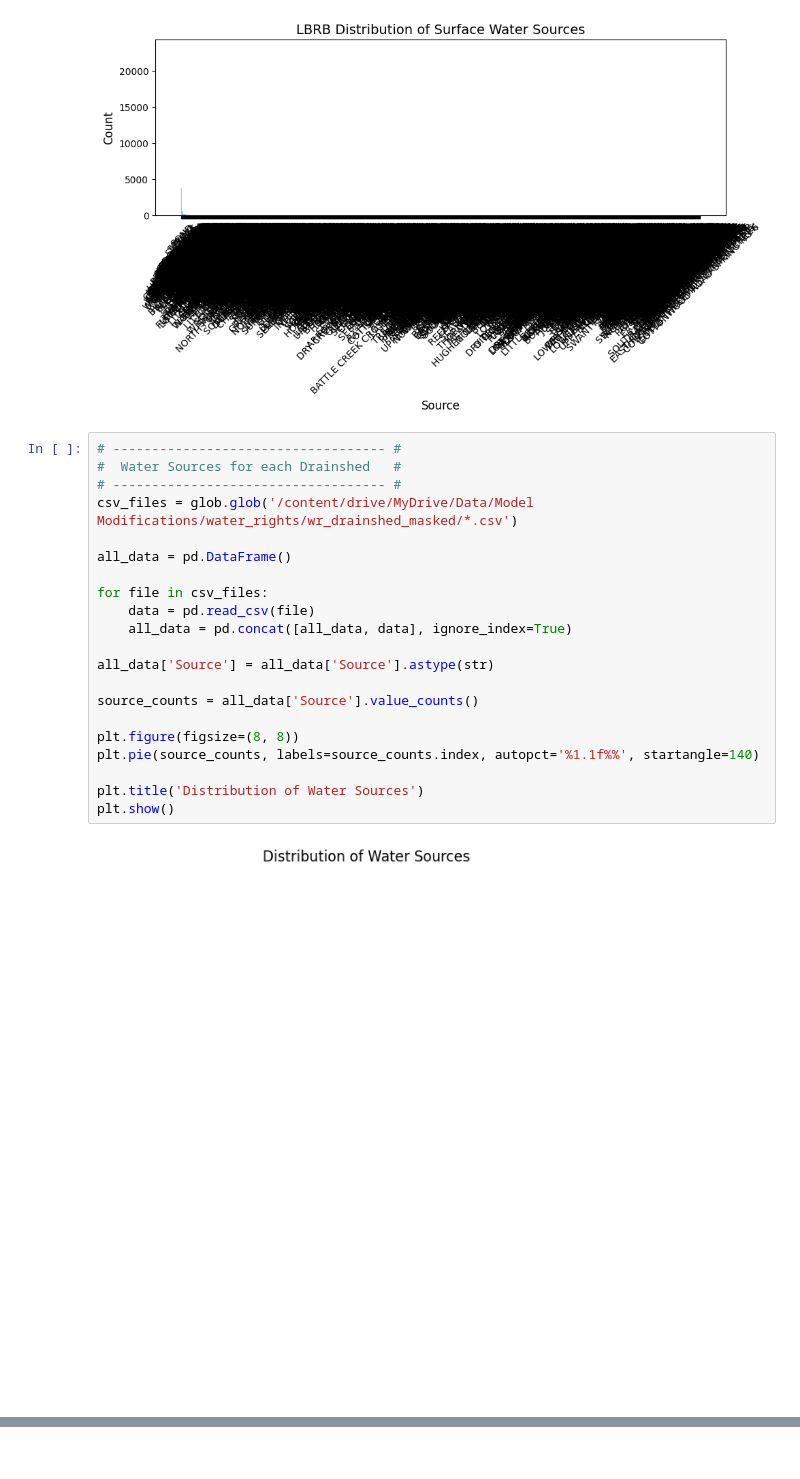
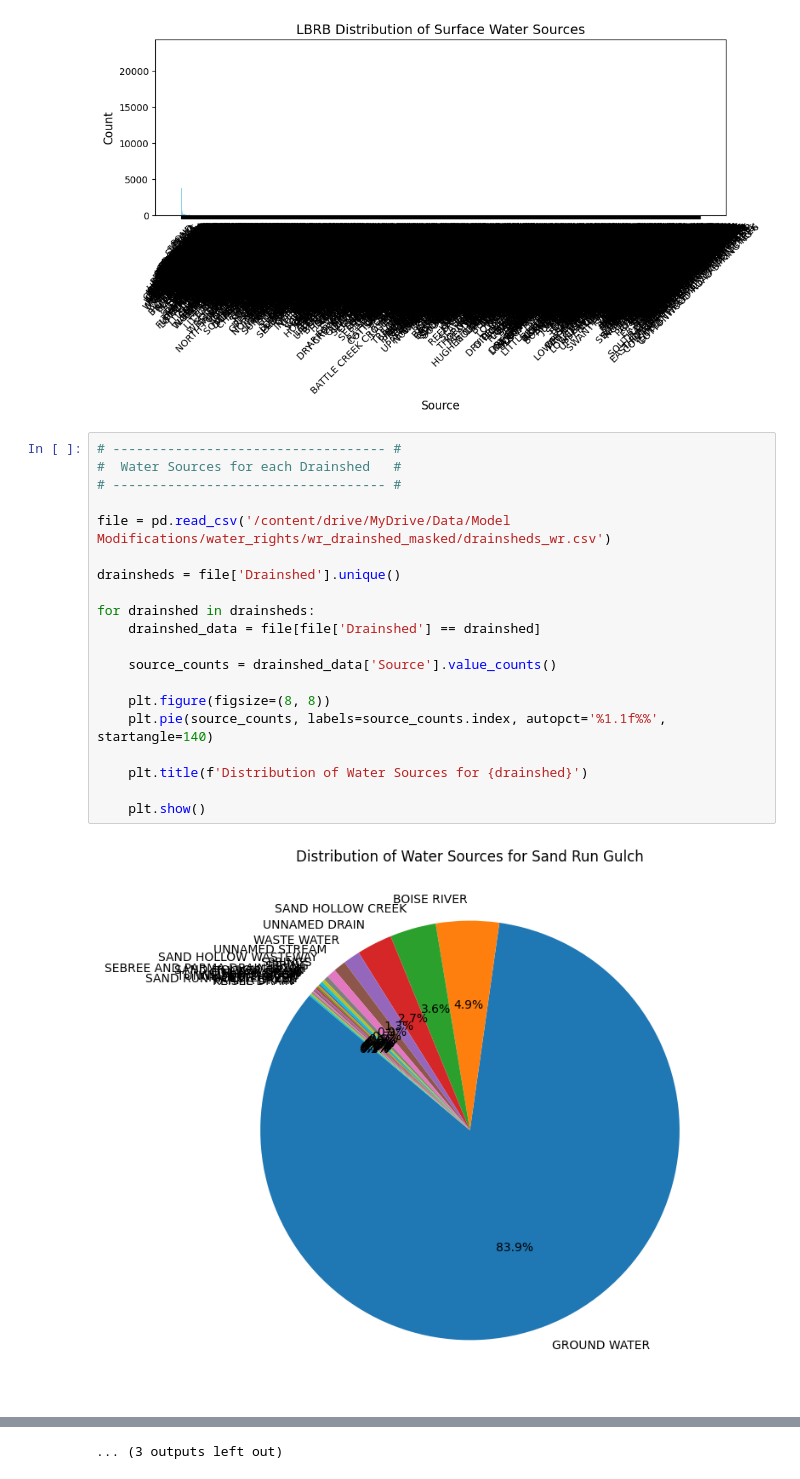
Before and after one commit to carlibeisel/Drains_Lower_Boise_River, a Jupyter notebook: *water_rights.ipynb, the cells around one changed output, grey strips where cells are left out. Cells and saved outputs as stored; diff of their text form.

```diff
--- a/*water_rights.ipynb
+++ b/*water_rights.ipynb
@@ -495,23 +602,22 @@ plt.show()
 # %%
 # ----------------------------------- #
 #  Water Sources for each Drainshed   #
 # ----------------------------------- #
-csv_files = glob.glob('/content/drive/MyDrive/Data/Model Modifications/water_rights/wr_drainshed_masked/*.csv')
 
-all_data = pd.DataFrame()
+file = pd.read_csv('/content/drive/MyDrive/Data/Model Modifications/water_rights/wr_drainshed_masked/drainsheds_wr.csv')
 
-for file in csv_files:
-    data = pd.read_csv(file)
-    all_data = pd.concat([all_data, data], ignore_index=True)
+drainsheds = file['Drainshed'].unique()
 
-all_data['Source'] = all_data['Source'].astype(str)
+for drainshed in drainsheds:
+    drainshed_data = file[file['Drainshed'] == drainshed]
 
-source_counts = all_data['Source'].value_counts()
+    source_counts = drainshed_data['Source'].value_counts()
 
-plt.figure(figsize=(8, 8))
-plt.pie(source_counts, labels=source_counts.index, autopct='%1.1f%%', startangle=140)
+    plt.figure(figsize=(8, 8))
+    plt.pie(source_counts, labels=source_counts.index, autopct='%1.1f%%', startangle=140)
 
-plt.title('Distribution of Water Sources')
-plt.show()
+    plt.title(f'Distribution of Water Sources for {drainshed}')
+
+    plt.show()
 # %% [output]
-[figure, old version]
+[figure, new version]
@@ -517,0 +635 @@ plt.show()
+... (3 outputs left out)
```
Also changed, not shown: parts of 14 cells of this notebook.
